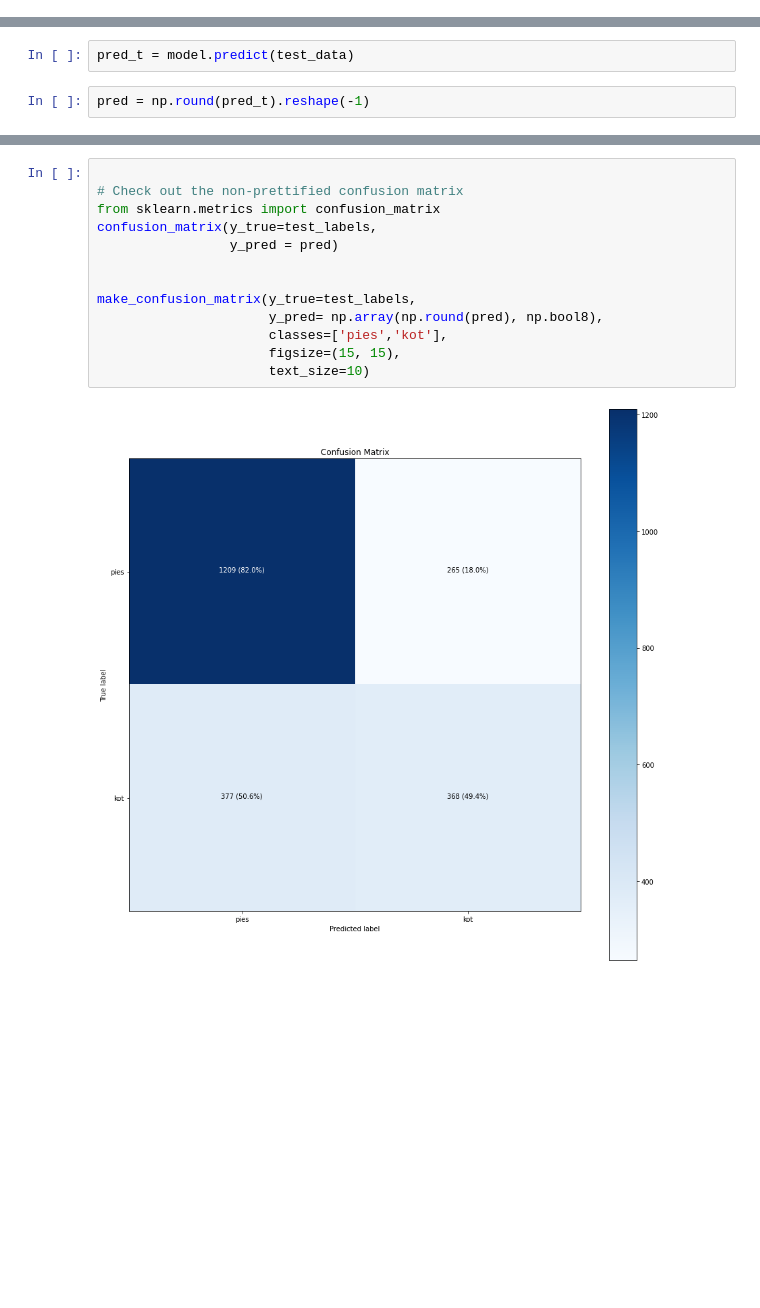
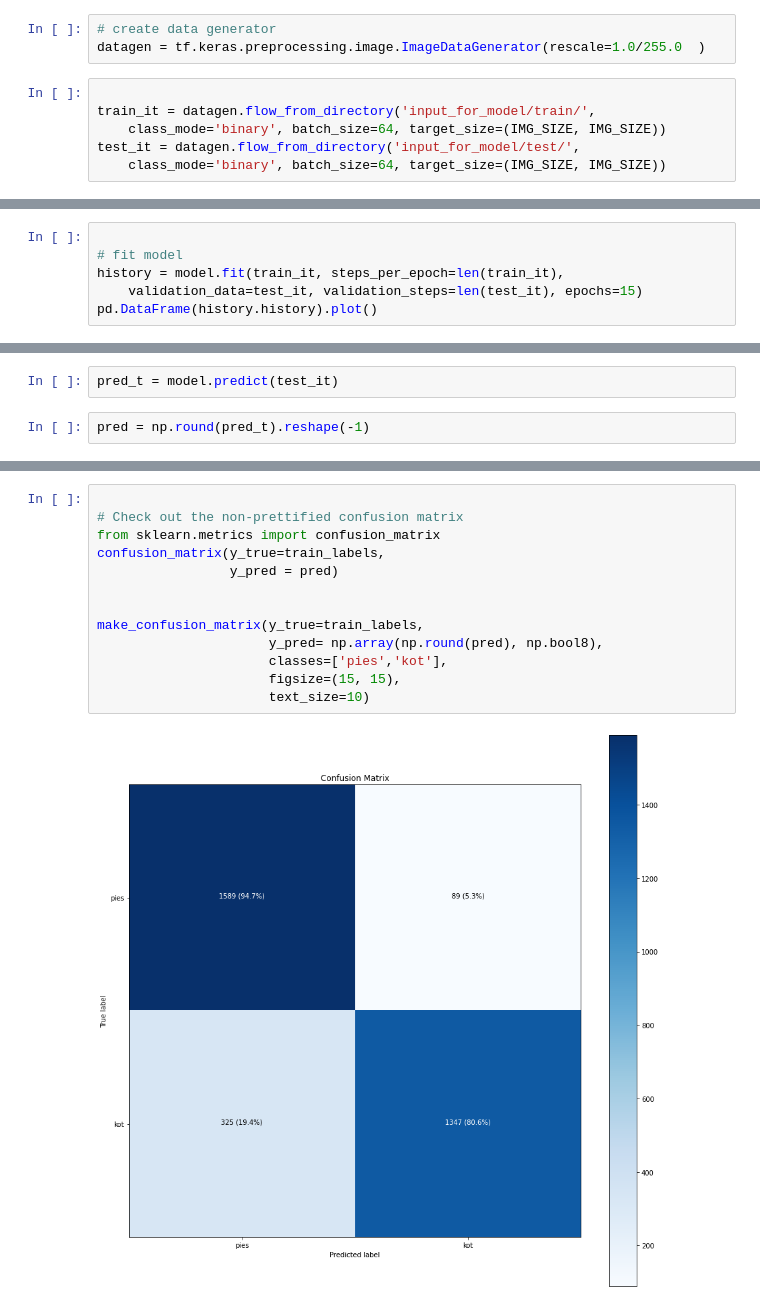
Before and after one commit to michalskibinski109/projekt, a Jupyter notebook: PROJEKT.ipynb, the cells around one changed output, grey strips where cells are left out. Cells and saved outputs as stored; diff of their text form; blank space fills up the shorter version.

```diff
--- a/PROJEKT.ipynb
+++ b/PROJEKT.ipynb
@@ -120,0 +99,9 @@ Epoch 10/10
+# %%
+# create data generator
+datagen = tf.keras.preprocessing.image.ImageDataGenerator(rescale=1.0/255.0  )
+# %%
+
+train_it = datagen.flow_from_directory('input_for_model/train/',
+	class_mode='binary', batch_size=64, target_size=(IMG_SIZE, IMG_SIZE))
+test_it = datagen.flow_from_directory('input_for_model/test/',
+	class_mode='binary', batch_size=64, target_size=(IMG_SIZE, IMG_SIZE))
@@ -120,0 +111,6 @@ Epoch 10/10
+# %%
+
+# fit model
+history = model.fit(train_it, steps_per_epoch=len(train_it),
+	validation_data=test_it, validation_steps=len(test_it), epochs=15)
+pd.DataFrame(history.history).plot()
@@ -188,6 +234,6 @@ def make_confusion_matrix(y_true, y_pred, classes=None, figsize=(10, 10), text_s
              color="white" if cm[i, j] > threshold else "black",
              size=text_size)
 # %%
-pred_t = model.predict(test_data)
+pred_t = model.predict(test_it)
 # %%
 pred = np.round(pred_t).reshape(-1)
@@ -194,15 +297,15 @@ pred = np.round(pred_t).reshape(-1)
 # %%
 
 # Check out the non-prettified confusion matrix
 from sklearn.metrics import confusion_matrix
-confusion_matrix(y_true=test_labels,
+confusion_matrix(y_true=train_labels,
                  y_pred = pred)
 
 
-make_confusion_matrix(y_true=test_labels,
+make_confusion_matrix(y_true=train_labels,
                       y_pred= np.array(np.round(pred), np.bool8),
                       classes=['pies','kot'],
                       figsize=(15, 15),
                       text_size=10)
 # %% [output]
-[figure, old version]
+[figure, new version]
```
Also changed, not shown: parts of 21 cells of this notebook.
